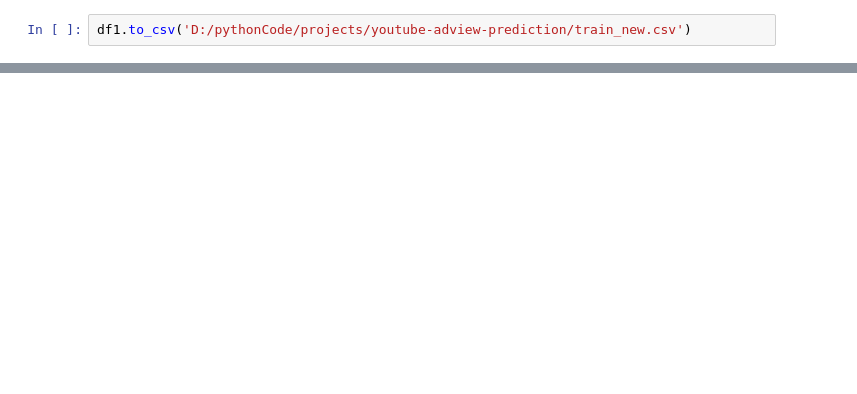
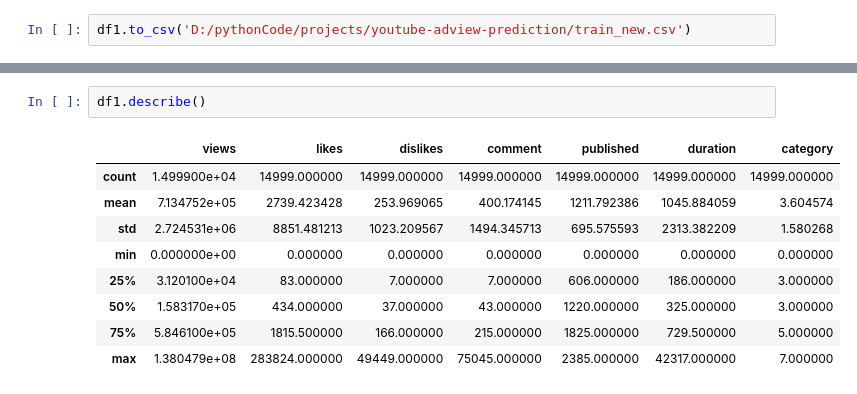
Before and after one commit to charcode123/youtube-adview-prediction, a Jupyter notebook: youtubeadviewpred.ipynb, the cells around one changed output, grey strips where cells are left out. Drawn from its saved outputs; the diff is of its cells as text; blank space fills up the shorter version.

```diff
--- a/youtubeadviewpred.ipynb
+++ b/youtubeadviewpred.ipynb
@@ -249,0 +256,12 @@ df1.to_csv('D:/pythonCode/projects/youtube-adview-prediction/train_new.csv')
+# %%
+df1.describe()
+# %% [output]
+|  | views | likes | dislikes | comment | published | duration | category |
+| count | 1.499900e+04 | 14999.000000 | 14999.000000 | 14999.000000 | 14999.000000 | 14999.000000 | 14999.000000 |
+| mean | 7.134752e+05 | 2739.423428 | 253.969065 | 400.174145 | 1211.792386 | 1045.884059 | 3.604574 |
+| std | 2.724531e+06 | 8851.481213 | 1023.209567 | 1494.345713 | 695.575593 | 2313.382209 | 1.580268 |
+| min | 0.000000e+00 | 0.000000 | 0.000000 | 0.000000 | 0.000000 | 0.000000 | 0.000000 |
+| 25% | 3.120100e+04 | 83.000000 | 7.000000 | 7.000000 | 606.000000 | 186.000000 | 3.000000 |
+| 50% | 1.583170e+05 | 434.000000 | 37.000000 | 43.000000 | 1220.000000 | 325.000000 | 3.000000 |
+| 75% | 5.846100e+05 | 1815.500000 | 166.000000 | 215.000000 | 1825.000000 | 729.500000 | 5.000000 |
+| max | 1.380479e+08 | 283824.000000 | 49449.000000 | 75045.000000 | 2385.000000 | 42317.000000 | 7.000000 |
```
Also changed, not shown: parts of 12 cells of this notebook, 1 other file.
